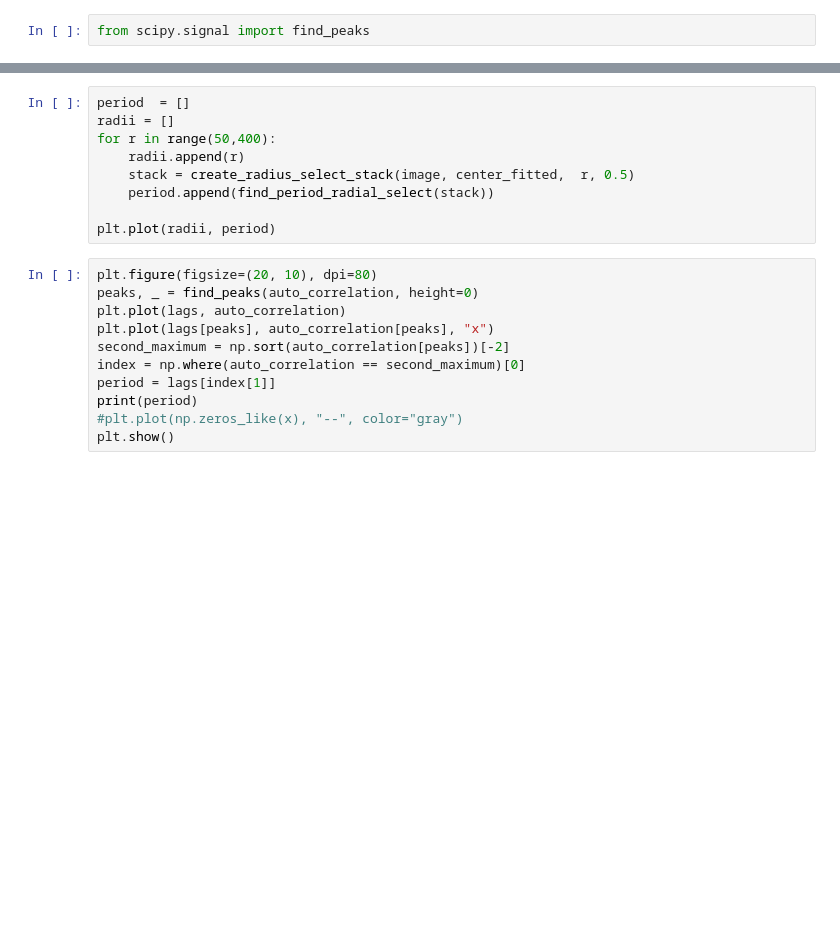
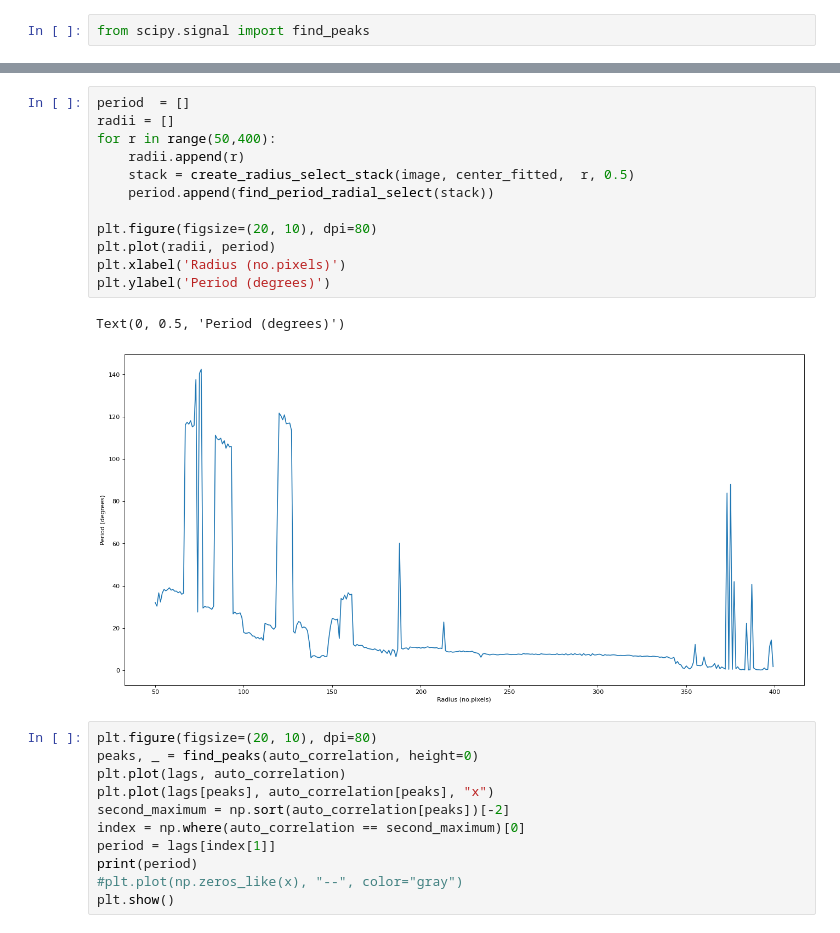
Before and after one commit to RadhikaGupta88/Biofilms, a Jupyter notebook: notebooks/3-radial_selections.ipynb, the cells around one changed output, grey strips where cells are left out. Drawn from its saved outputs; the diff is of its cells as text; blank space fills up the shorter version.

```diff
--- a/notebooks/3-radial_selections.ipynb
+++ b/notebooks/3-radial_selections.ipynb
@@ -84,12 +82,18 @@ find_period_radial_select(stack)
 # %%
 period  = []
 radii = []
 for r in range(50,400):
     radii.append(r)
     stack = create_radius_select_stack(image, center_fitted,  r, 0.5)
     period.append(find_period_radial_select(stack))
 
+plt.figure(figsize=(20, 10), dpi=80)
 plt.plot(radii, period)
+plt.xlabel('Radius (no.pixels)')
+plt.ylabel('Period (degrees)')
+# %% [output]
+Text(0, 0.5, 'Period (degrees)')
+[figure, added]
 # %%
 plt.figure(figsize=(20, 10), dpi=80)
 peaks, _ = find_peaks(auto_correlation, height=0)
```
Also changed, not shown: parts of 6 cells of this notebook, 4 other files.
